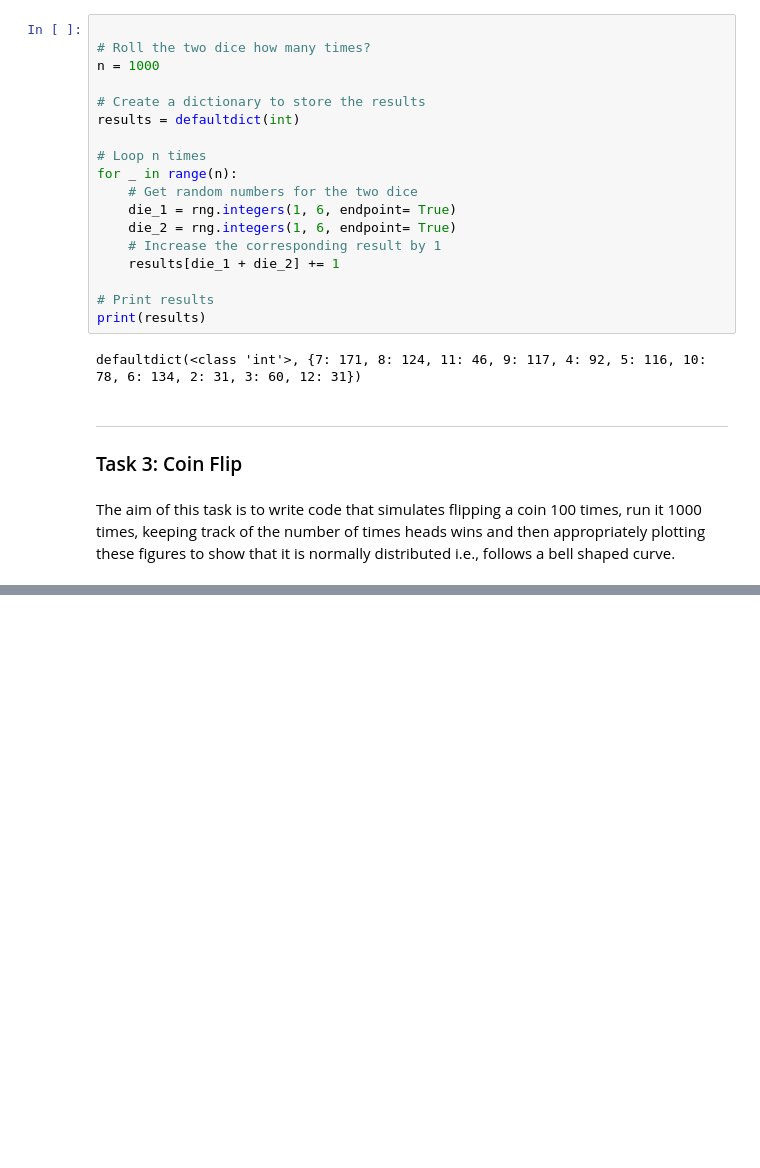
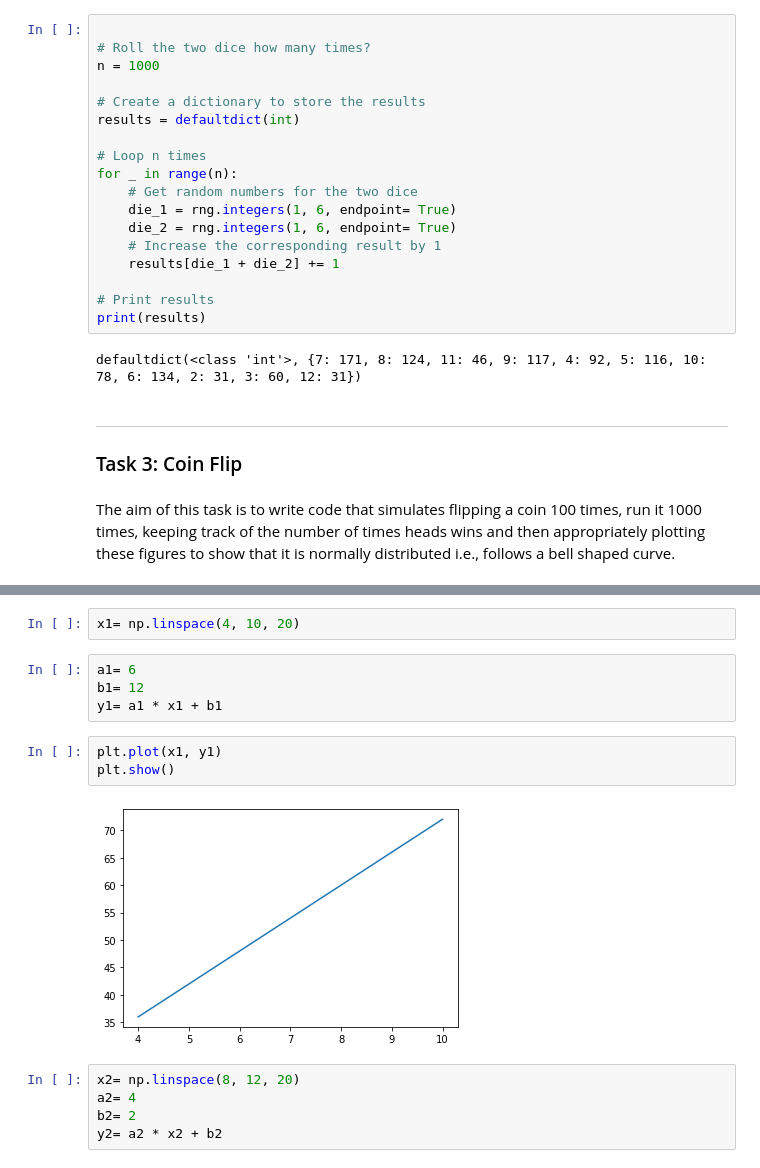
Before and after one commit to hayleydoherty/Data-Analysis-Tasks, a Jupyter notebook: Tasks.ipynb, the cells around one changed output, grey strips where cells are left out. Cells and saved outputs as stored; diff of their text form; blank space fills up the shorter version.

```diff
--- a/Tasks.ipynb
+++ b/Tasks.ipynb
@@ -165,0 +189,16 @@ plt.show()
+# %%
+x1= np.linspace(4, 10, 20)
+# %%
+a1= 6
+b1= 12
+y1= a1 * x1 + b1
+# %%
+plt.plot(x1, y1)
+plt.show()
+# %% [output]
+[figure, added]
+# %%
+x2= np.linspace(8, 12, 20)
+a2= 4
+b2= 2
+y2= a2 * x2 + b2
```
Also changed, not shown: parts of 14 cells of this notebook.
